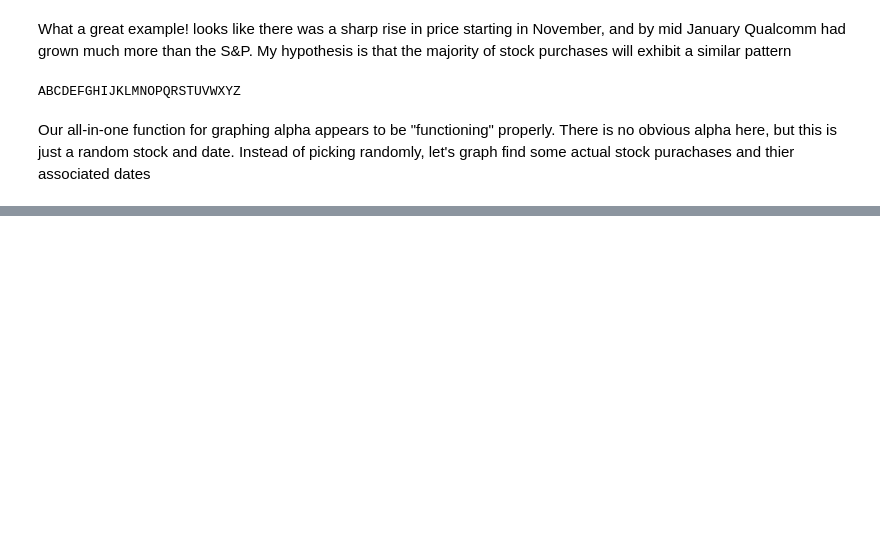
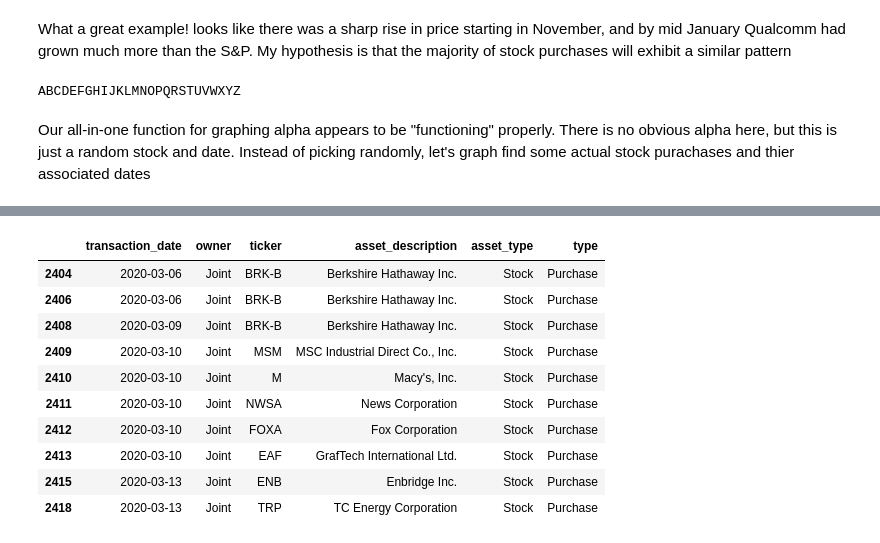
Before and after one commit to MattTheEconomist/Senator-Investments-ETL, a Jupyter notebook: EDA.ipynb, the cells around one changed output, grey strips where cells are left out. Drawn from its saved outputs; the diff is of its cells as text; code cells hidden in the pictures; blank space fills up the shorter version.

```diff
--- a/EDA.ipynb
+++ b/EDA.ipynb
@@ -276,0 +324,15 @@ historicalPricesAG[['GOOGL', 'date']].tail()
+# %%
+# purchasesBySenator(136).iloc[-90:-80, :]
+purchasesBySenator(136).iloc[20:30]
+# %% [output]
+|  | transaction_date | owner | ticker | asset_description | asset_type | type |
+| 2404 | 2020-03-06 | Joint | BRK-B | Berkshire Hathaway Inc. | Stock | Purchase |
+| 2406 | 2020-03-06 | Joint | BRK-B | Berkshire Hathaway Inc. | Stock | Purchase |
+| 2408 | 2020-03-09 | Joint | BRK-B | Berkshire Hathaway Inc. | Stock | Purchase |
+| 2409 | 2020-03-10 | Joint | MSM | MSC Industrial Direct Co., Inc. | Stock | Purchase |
+| 2410 | 2020-03-10 | Joint | M | Macy's, Inc. | Stock | Purchase |
+| 2411 | 2020-03-10 | Joint | NWSA | News Corporation | Stock | Purchase |
+| 2412 | 2020-03-10 | Joint | FOXA | Fox Corporation | Stock | Purchase |
+| 2413 | 2020-03-10 | Joint | EAF | GrafTech International Ltd. | Stock | Purchase |
+| 2415 | 2020-03-13 | Joint | ENB | Enbridge Inc. | Stock | Purchase |
+| 2418 | 2020-03-13 | Joint | TRP | TC Energy Corporation | Stock | Purchase |
```
Also changed, not shown: parts of 25 cells of this notebook, 4 other files.
